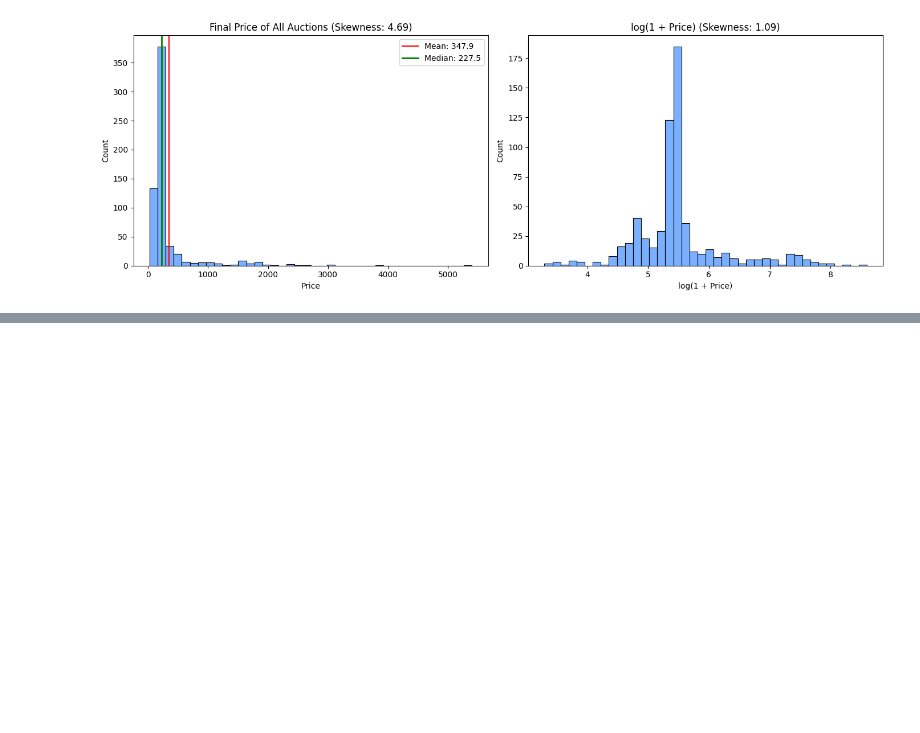
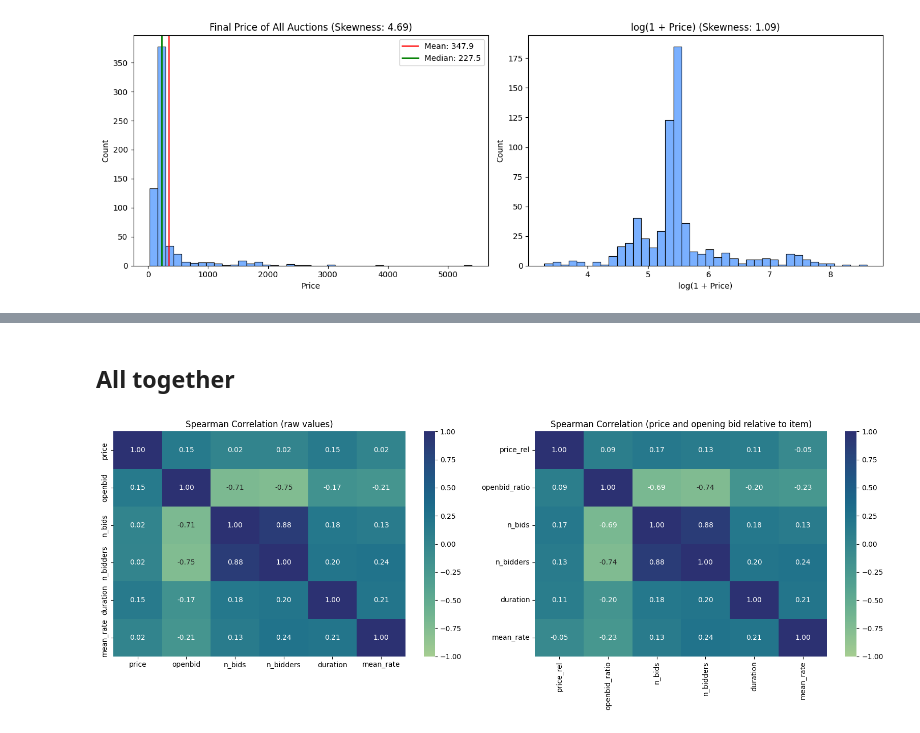
Before and after one commit to mariaaammm/BidNow_Data, a Jupyter notebook: notebooks/eda.ipynb, the cells around one changed output, grey strips where cells are left out. Drawn from its saved outputs; the diff is of its cells as text; code cells hidden in the pictures; blank space fills up the shorter version.

```diff
--- a/notebooks/eda.ipynb
+++ b/notebooks/eda.ipynb
@@ -580,0 +616,20 @@ plt.show()
+# %%
+auctions['openbid_band'] = pd.cut(auctions['openbid_ratio'], bins=[-np.inf, 0.1, 0.5, np.inf],
+                                  labels=['low (under 10% of median)', 'medium (10 to 50%)', 'high (over 50%)'])
+
+band_summary = auctions.groupby('openbid_band', observed=True).agg(
+    auctions=('auctionid', 'size'),
+    avg_bids=('n_bids', 'mean'),
+    avg_bidders=('n_bidders', 'mean'),
+    median_price_rel=('price_rel', 'median'),
+    mean_price_rel=('price_rel', 'mean'),
+).round(2)
+display(band_summary)
+
+# Same table split by item so one item cannot hide the others
+by_item_band = auctions.groupby(['item', 'openbid_band'], observed=True).agg(
+    auctions=('auctionid', 'size'),
+    avg_bidders=('n_bidders', 'mean'),
+    median_price_rel=('price_rel', 'median'),
+).round(2)
+by_item_band
@@ -683,0 +768,18 @@ plt.show()
+# %% [markdown]
+## All together
+# %%
+num_cols = ['price', 'openbid', 'n_bids', 'n_bidders', 'duration', 'mean_rate']
+rel_cols = ['price_rel', 'openbid_ratio', 'n_bids', 'n_bidders', 'duration', 'mean_rate']
+
+fig, axes = plt.subplots(1, 2, figsize=(16, 6))
+
+sns.heatmap(auctions[num_cols].corr(method='spearman'), annot=True, fmt='.2f', cmap='crest', vmin=-1, vmax=1, ax=axes[0])
+axes[0].set_title('Spearman Correlation (raw values)')
+
+sns.heatmap(auctions[rel_cols].corr(method='spearman'), annot=True, fmt='.2f', cmap='crest', vmin=-1, vmax=1, ax=axes[1])
+axes[1].set_title('Spearman Correlation (price and opening bid relative to item)')
+
+plt.tight_layout()
+plt.show()
+# %% [output]
+[figure, added]
```
Also changed, not shown: parts of 24 cells of this notebook.
